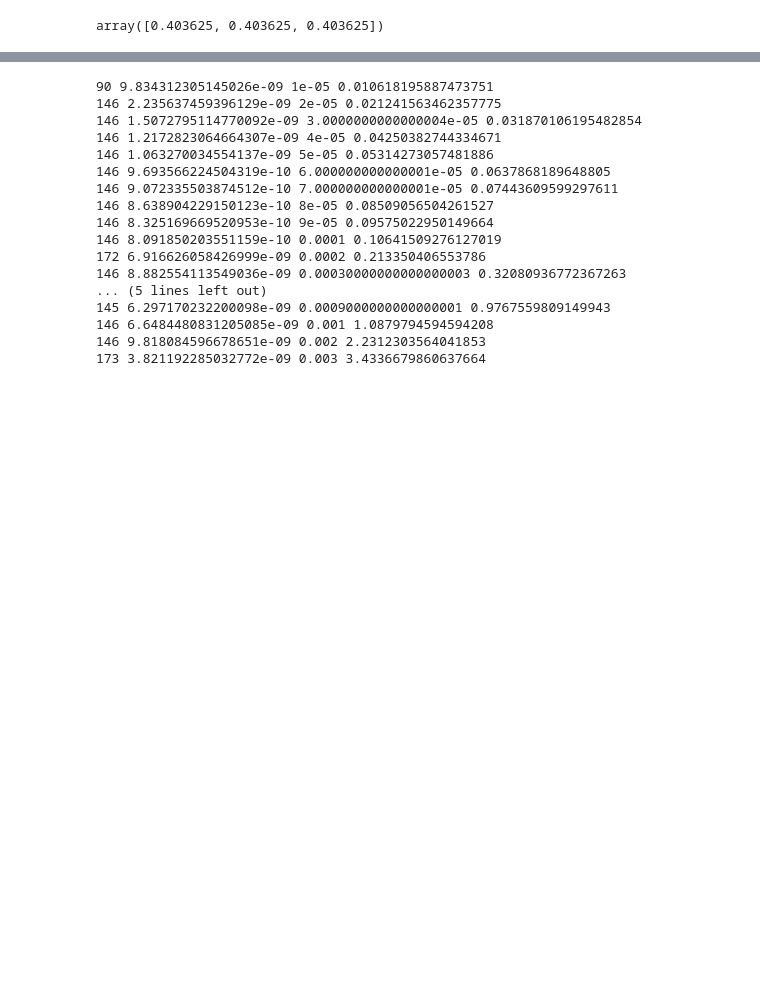
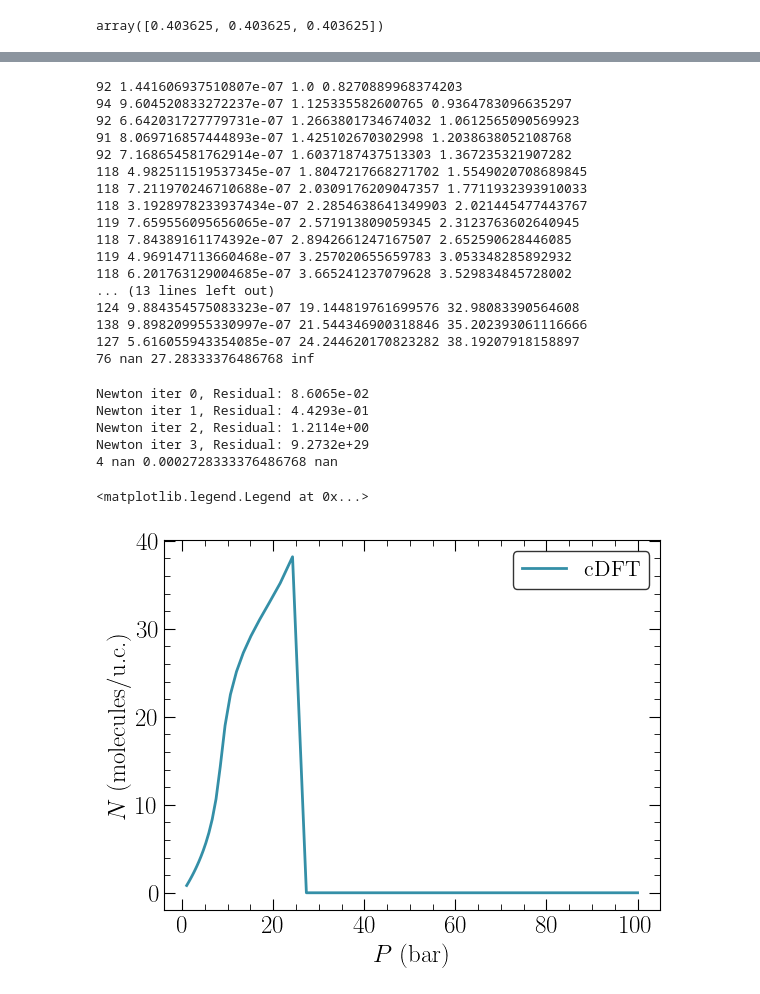
Before and after one commit to lucas-j-santos/LJS-cDFT, a Jupyter notebook: examples/methane_irmof-1_92K.ipynb, the cells around one changed output, grey strips where cells are left out. Cells and saved outputs as stored; diff of their text form; code cells hidden in the pictures; blank space fills up the shorter version.

```diff
--- a/examples/methane_irmof-1_92K.ipynb
+++ b/examples/methane_irmof-1_92K.ipynb
@@ -82,8 +82,5 @@ Text(0, 0.5, '$y$ (\\AA{})')
 # %%
-# P0 = 0.013801e6
-P0 = 0.26876e6
-P = torch.hstack((torch.arange(1e0,1e1,1e0),torch.arange(1e1,1e2,1e1), torch.arange(1e2,1e3,1e2),
-                  torch.arange(1e3,1e4,1e3),torch.arange(1e4,1e5,1e4), torch.arange(1e5,2e5,1e5)))
+P = torch.logspace(0,2,20*2)
 bulk_density = torch.empty_like(P)
 
 eos = lj_eos(parameters, T)
@@ -96,68 +93,77 @@ dft.initial_condition(bulk_density[0],Vext,model='ideal')
 Nads = torch.zeros(len(P))
 for i in range(len(P)):
     dft.equilibrium_density_profile(bulk_density[i],fmt='ASWB',solver='fire',
-                                    alpha0=0.2,dt=0.02,tol=1e-8,max_it=1001,logoutput=False)
+                                    alpha0=0.2, dt=0.02, tol=1e-6,max_it=1001,logoutput=False)
     Nads[i] = dft.total_molecules
-    print(dft.it,dft.error.numpy(),P[i].numpy()*1e-5,Nads[i].numpy())
+    print(dft.it,dft.error.numpy(),P[i].numpy(),Nads[i].numpy())
     if torch.isnan(dft.error) or dft.it > 1000: break
     else:
         torch.save(dft.rho.cpu(), f'rho.pt')
         torch.save((P,Nads), f'adsorption.pt')
 # %% [output]
-90 9.834312305145026e-09 1e-05 0.010618195887473751
-146 2.235637459396129e-09 2e-05 0.021241563462357775
-146 1.5072795114770092e-09 3.0000000000000004e-05 0.031870106195482854
-146 1.2172823064664307e-09 4e-05 0.04250382744334671
-146 1.063270034554137e-09 5e-05 0.05314273057481886
-146 9.693566224504319e-10 6.000000000000001e-05 0.0637868189648805
-146 9.072335503874512e-10 7.000000000000001e-05 0.07443609599297611
-146 8.638904229150123e-10 8e-05 0.08509056504261527
-146 8.325169669520953e-10 9e-05 0.09575022950149664
-146 8.091850203551159e-10 0.0001 0.10641509276127019
-172 6.916626058426999e-09 0.0002 0.213350406553786
-146 8.882554113549036e-09 0.00030000000000000003 0.32080936772367263
-... (5 lines left out)
-145 6.297170232200098e-09 0.0009000000000000001 0.9767559809149943
-146 6.6484480831205085e-09 0.001 1.0879794594594208
-146 9.818084596678651e-09 0.002 2.2312303564041853
-173 3.821192285032772e-09 0.003 3.4336679860637664
+92 1.441606937510807e-07 1.0 0.8270889968374203
+94 9.604520833272237e-07 1.125335582600765 0.9364783096635297
+92 6.642031727779731e-07 1.2663801734674032 1.0612565090569923
+91 8.069716857444893e-07 1.425102670302998 1.2038638052108768
+92 7.168654581762914e-07 1.6037187437513303 1.367235321907282
+118 4.982511519537345e-07 1.8047217668271702 1.5549020708689845
+118 7.211970246710688e-07 2.0309176209047357 1.7711932393910033
+118 3.1928978233937434e-07 2.2854638641349903 2.021445477443767
+119 7.659556095656065e-07 2.571913809059345 2.3123763602640945
+118 7.84389161174392e-07 2.8942661247167507 2.652590628446085
+119 4.969147113660468e-07 3.257020655659783 3.053348285892932
+118 6.201763129004685e-07 3.665241237079628 3.529834845728002
+... (13 lines left out)
+124 9.884354575083323e-07 19.144819761699576 32.98083390564608
+138 9.898209955330997e-07 21.544346900318846 35.202393061116666
+127 5.616055943354085e-07 24.244620170823282 38.19207918158897
+76 nan 27.28333376486768 inf
 # %%
 dft.rho = torch.load(f'rho.pt').to(device)
 P, Nads = torch.load(f'adsorption.pt')
 last = i
 # %%
 for i in range(last,len(P)):
-    dft.equilibrium_density_profile(bulk_density[i],fmt='ASWB',solver='fire',
-                                    alpha0=0.2,dt=0.02,tol=1e-8,max_it=2001,logoutput=True)
+    dft.equilibrium_density_profile(bulk_density[i],fmt='ASWB',solver='newton',
+                                    alpha0=0.2,dt=0.002,tol=1e-6,max_it=2001,logoutput=True)
     Nads[i] = dft.total_molecules
-    print(dft.it,dft.error.numpy(),P[i].numpy()/P0,Nads[i].numpy())
+    print(dft.it,dft.error.numpy(),P[i].numpy()*1e-5,Nads[i].numpy())
     if torch.isnan(dft.error) or dft.it > 2000: break
     else:
         torch.save(dft.rho.cpu(), f'rho.pt')
         torch.save((P,Nads), f'adsorption.pt')
+# %% [output]
+Newton iter 0, Residual: 8.6065e-02
+Newton iter 1, Residual: 4.4293e-01
+Newton iter 2, Residual: 1.2114e+00
+Newton iter 3, Residual: 9.2732e+29
+4 nan 0.0002728333376486768 nan
 # %%
 import seaborn as sns
 
 colors = sns.color_palette("mako")
 
 plt.rcParams.update({'text.usetex':True,
 'font.family':'serif',
 #'figure.figsize':(7.9, 6.1)
 })
 
-plt.plot(1e-5*P, Nads, '-', color=colors[3], linewidth=2.0, label='cDFT')
+plt.plot(P, Nads, '-', color=colors[3], linewidth=2.0, label='cDFT')
 plt.xlabel(r'$P$ (bar)', fontsize=18)
 plt.ylabel(r'$N$ (molecules/u.c.)', fontsize=18)
 # plt.xlim([0.0,100.])
 # plt.ylim([None,0.004])
 plt.minorticks_on()
 plt.tick_params(direction='in',right=True, top=True)
 plt.tick_params(labelsize=18)
 plt.tick_params(labelbottom=True, labeltop=False, labelright=False, labelleft=True)
 plt.tick_params(direction='in',which='minor', length=4, bottom=True, top=True, left=True, right=True)
 plt.tick_params(direction='in',which='major', length=8, bottom=True, top=True, left=True, right=True)
 plt.legend(fontsize=16, frameon=True, edgecolor='k')
 # plt.savefig('figures/isotherm_methane.pdf', bbox_inches='tight')
+# %% [output]
+<matplotlib.legend.Legend at 0x...>
+[figure, added]
 # %%
 plt.figure()
 c=plt.pcolormesh(dft.X[:,:,points[0]//2].cpu(),dft.Y[:,:,points[1]//2].cpu(),dft.rho[:,:,points[2]//2].cpu()/dft.rhob.cpu(),cmap='jet',shading='gouraud')
```
Also changed, not shown: parts of 4 cells of this notebook, 5 other files.
